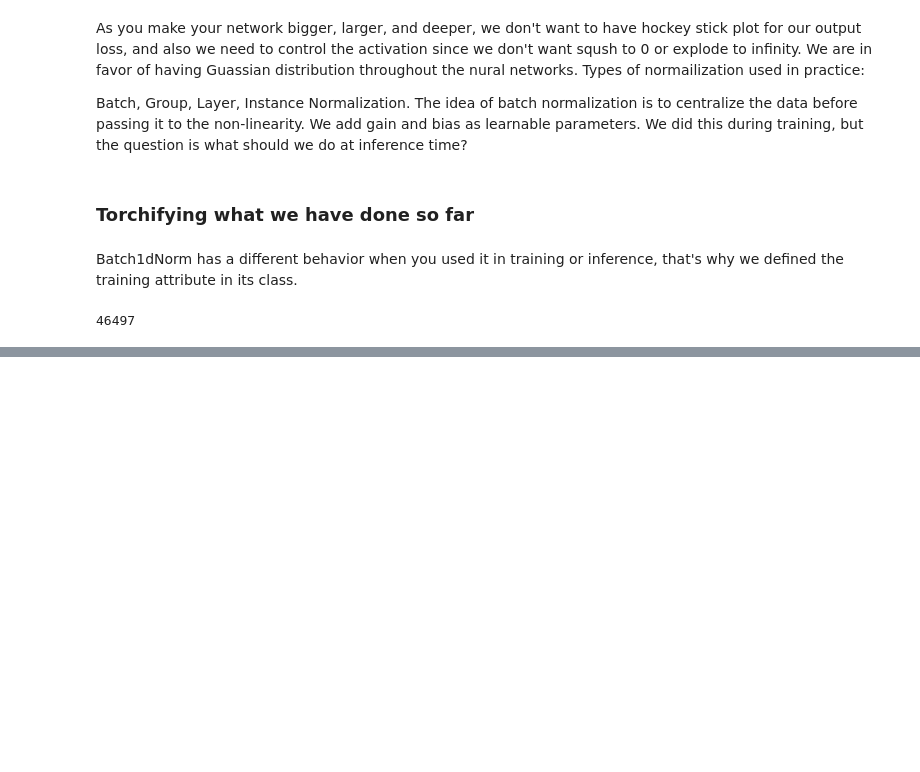
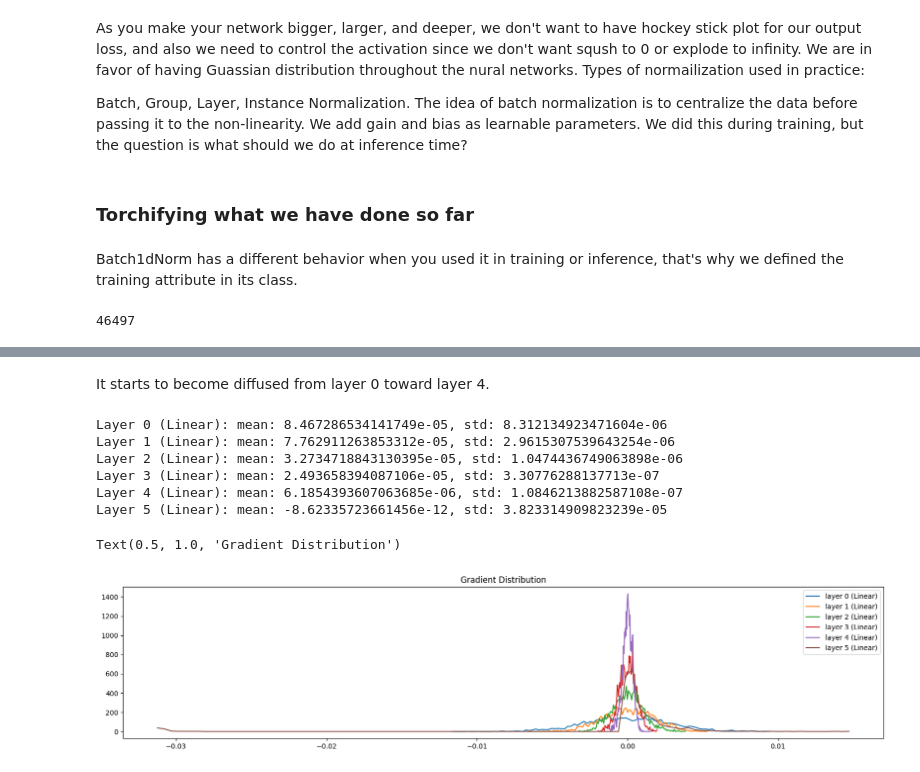
Before and after one commit to zeinab-sheikhi/makemore, a Jupyter notebook: app.ipynb, the cells around one changed output, grey strips where cells are left out. Drawn from its saved outputs; the diff is of its cells as text; code cells hidden in the pictures; blank space fills up the shorter version.

```diff
--- a/app.ipynb
+++ b/app.ipynb
@@ -2092,0 +2295,23 @@ for p in parameters:
+# %% [markdown]
+It starts to become diffused from layer 0 toward layer 4.
+# %%
+plt.figure(figsize=(20, 4))
+legends = []
+for i, layer in enumerate(layers):
+    if isinstance(layer, Linear):
+        t = layer.out.grad
+        print(f"Layer {i} ({layer.__class__.__name__}): mean: {t.mean()}, std: {t.var()}")
+        hy, hx = torch.histogram(t, density=True)
+        plt.plot(hx[:-1].detach(), hy.detach())
+        legends.append(f"layer {i} ({layer.__class__.__name__})")
+plt.legend(legends)
+plt.title("Gradient Distribution")
+# %% [output]
+Layer 0 (Linear): mean: 8.467286534141749e-05, std: 8.312134923471604e-06
+Layer 1 (Linear): mean: 7.762911263853312e-05, std: 2.9615307539643254e-06
+Layer 2 (Linear): mean: 3.2734718843130395e-05, std: 1.0474436749063898e-06
+Layer 3 (Linear): mean: 2.493658394087106e-05, std: 3.30776288137713e-07
+Layer 4 (Linear): mean: 6.1854393607063685e-06, std: 1.0846213882587108e-07
+Layer 5 (Linear): mean: -8.62335723661456e-12, std: 3.823314909823239e-05
+Text(0.5, 1.0, 'Gradient Distribution')
+[figure, added]
```
Also changed, not shown: parts of 29 cells of this notebook.
